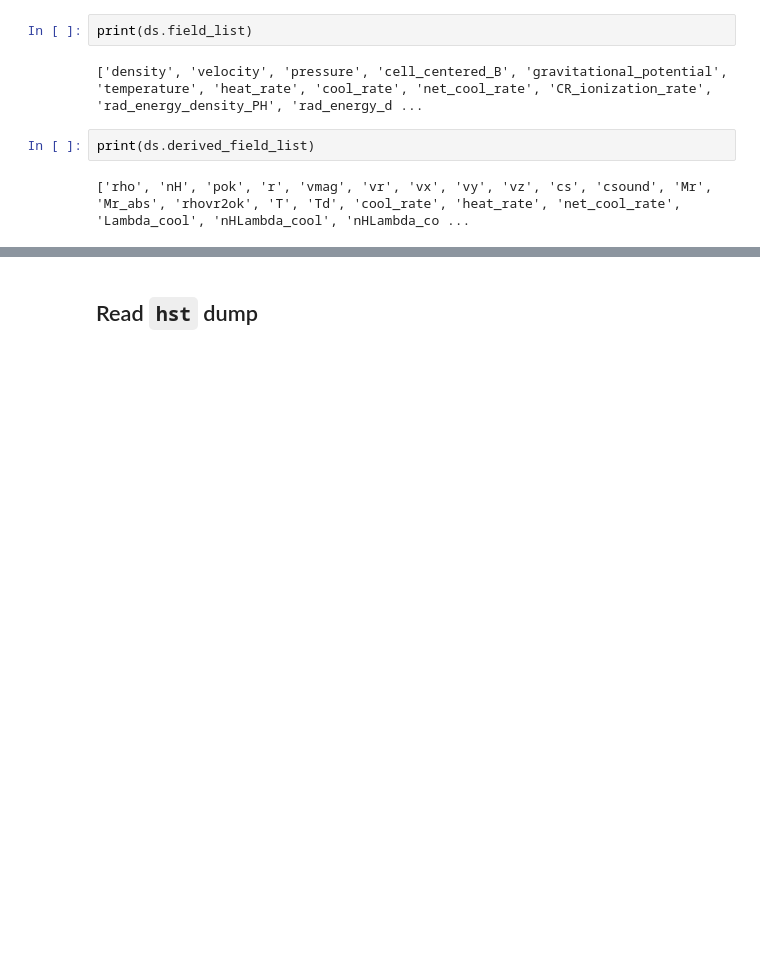
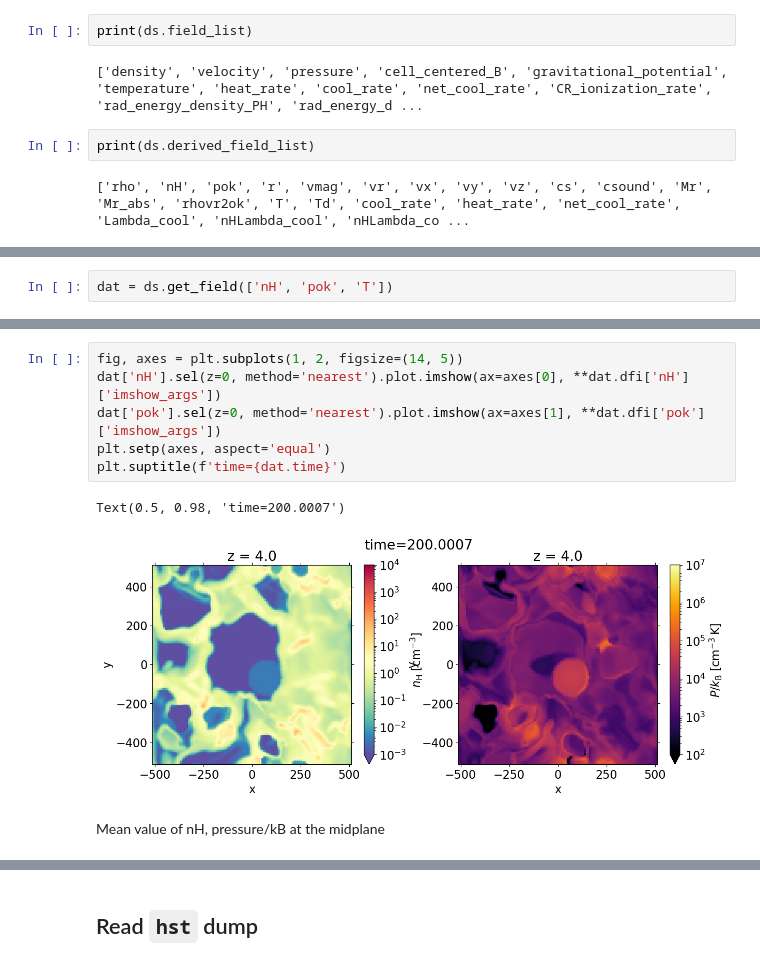
Before and after one commit to jeonggyukim/pyathena, a Jupyter notebook: notebook/quickstart.ipynb, the cells around one changed output, grey strips where cells are left out. Drawn from its saved outputs; the diff is of its cells as text; blank space fills up the shorter version.

```diff
--- a/notebook/quickstart.ipynb
+++ b/notebook/quickstart.ipynb
@@ -196,0 +335,2 @@ print(ds.derived_field_list)
+# %%
+dat = ds.get_field(['nH', 'pok', 'T'])
@@ -196,0 +402,11 @@ print(ds.derived_field_list)
+# %%
+fig, axes = plt.subplots(1, 2, figsize=(14, 5))
+dat['nH'].sel(z=0, method='nearest').plot.imshow(ax=axes[0], **dat.dfi['nH']['imshow_args'])
+dat['pok'].sel(z=0, method='nearest').plot.imshow(ax=axes[1], **dat.dfi['pok']['imshow_args'])
+plt.setp(axes, aspect='equal')
+plt.suptitle(f'time={dat.time}')
+# %% [output]
+Text(0.5, 0.98, 'time=200.0007')
+[figure, added]
+# %% [markdown]
+Mean value of nH, pressure/kB at the midplane
```
Also changed, not shown: parts of 108 cells of this notebook.
